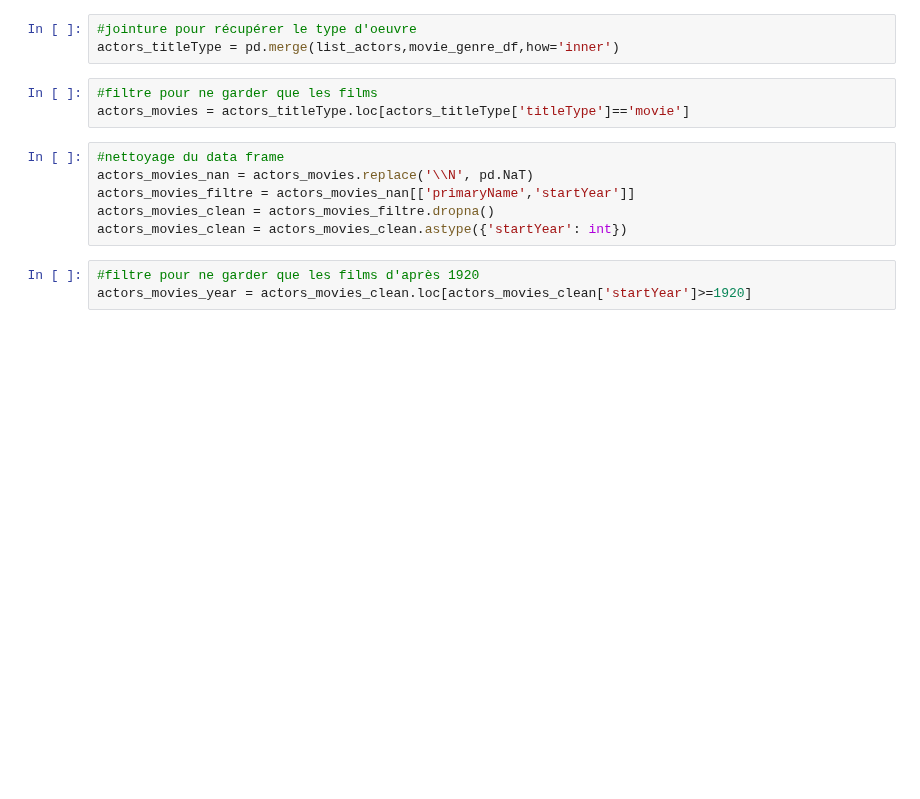
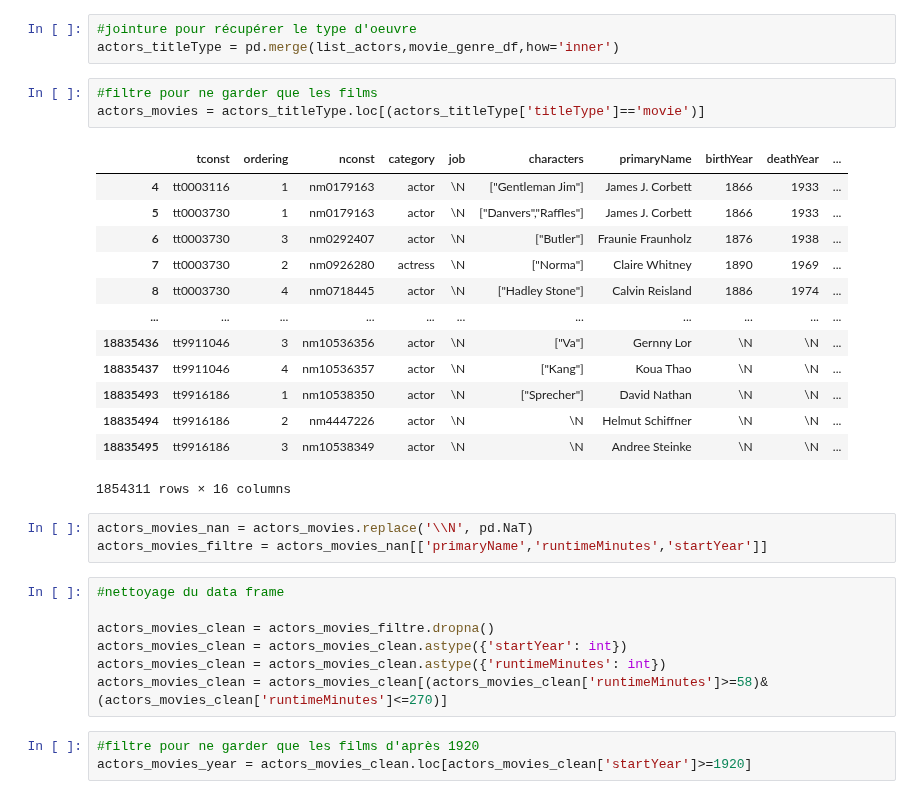
Before and after one commit to CathieLC/Wild_movie_project, a Jupyter notebook: JOSSE/most_present_actors.ipynb, the cells around one changed output. Cells and saved outputs as stored; diff of their text form; blank space fills up the shorter version.

Commit message:
update movie duration

```diff
--- a/JOSSE/most_present_actors.ipynb
+++ b/JOSSE/most_present_actors.ipynb
@@ -53,13 +53,31 @@ movie_genre_df = pd.read_csv("https://datasets.imdbws.com/title.basics.tsv.gz",
 actors_titleType = pd.merge(list_actors,movie_genre_df,how='inner')
 # %%
 #filtre pour ne garder que les films
-actors_movies = actors_titleType.loc[actors_titleType['titleType']=='movie']
+actors_movies = actors_titleType.loc[(actors_titleType['titleType']=='movie')]
+# %% [output]
+|  | tconst | ordering | nconst | category | job | characters | primaryName | birthYear | deathYear | ... |
+| 4 | tt0003116 | 1 | nm0179163 | actor | \N | ["Gentleman Jim"] | James J. Corbett | 1866 | 1933 | ... |
+| 5 | tt0003730 | 1 | nm0179163 | actor | \N | ["Danvers","Raffles"] | James J. Corbett | 1866 | 1933 | ... |
+| 6 | tt0003730 | 3 | nm0292407 | actor | \N | ["Butler"] | Fraunie Fraunholz | 1876 | 1938 | ... |
+| 7 | tt0003730 | 2 | nm0926280 | actress | \N | ["Norma"] | Claire Whitney | 1890 | 1969 | ... |
+| 8 | tt0003730 | 4 | nm0718445 | actor | \N | ["Hadley Stone"] | Calvin Reisland | 1886 | 1974 | ... |
+| ... | ... | ... | ... | ... | ... | ... | ... | ... | ... | ... |
+| 18835436 | tt9911046 | 3 | nm10536356 | actor | \N | ["Va"] | Gernny Lor | \N | \N | ... |
+| 18835437 | tt9911046 | 4 | nm10536357 | actor | \N | ["Kang"] | Koua Thao | \N | \N | ... |
+| 18835493 | tt9916186 | 1 | nm10538350 | actor | \N | ["Sprecher"] | David Nathan | \N | \N | ... |
+| 18835494 | tt9916186 | 2 | nm4447226 | actor | \N | \N | Helmut Schiffner | \N | \N | ... |
+| 18835495 | tt9916186 | 3 | nm10538349 | actor | \N | \N | Andree Steinke | \N | \N | ... |
+1854311 rows × 16 columns
+# %%
+actors_movies_nan = actors_movies.replace('\\N', pd.NaT)
+actors_movies_filtre = actors_movies_nan[['primaryName','runtimeMinutes','startYear']]
 # %%
 #nettoyage du data frame
-actors_movies_nan = actors_movies.replace('\\N', pd.NaT)
-actors_movies_filtre = actors_movies_nan[['primaryName','startYear']]
+
 actors_movies_clean = actors_movies_filtre.dropna()
 actors_movies_clean = actors_movies_clean.astype({'startYear': int})
+actors_movies_clean = actors_movies_clean.astype({'runtimeMinutes': int})
+actors_movies_clean = actors_movies_clean[(actors_movies_clean['runtimeMinutes']>=58)&(actors_movies_clean['runtimeMinutes']<=270)]
 # %%
 #filtre pour ne garder que les films d'après 1920
 actors_movies_year = actors_movies_clean.loc[actors_movies_clean['startYear']>=1920]
```
Also changed, not shown: parts of 2 cells of this notebook.
